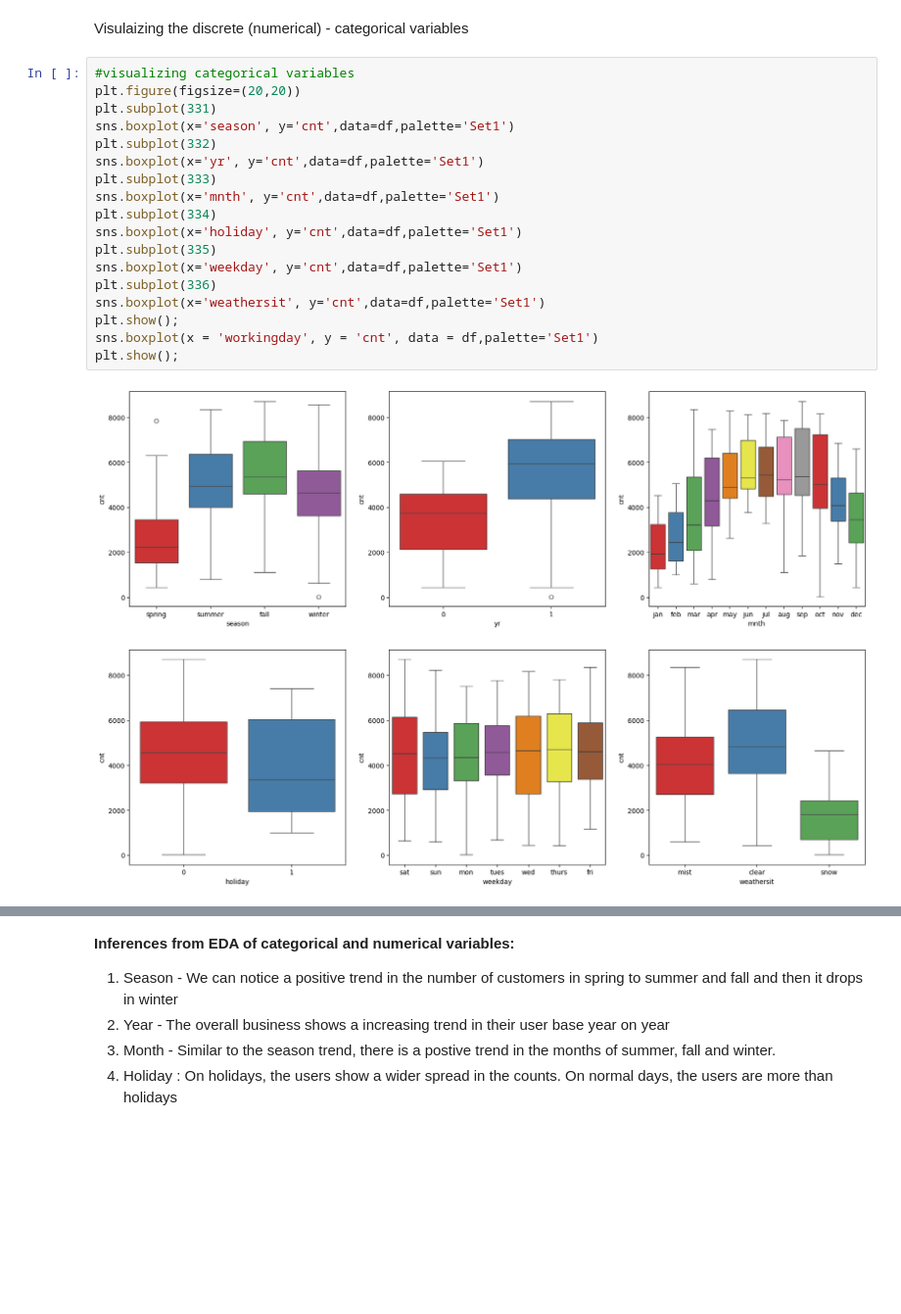
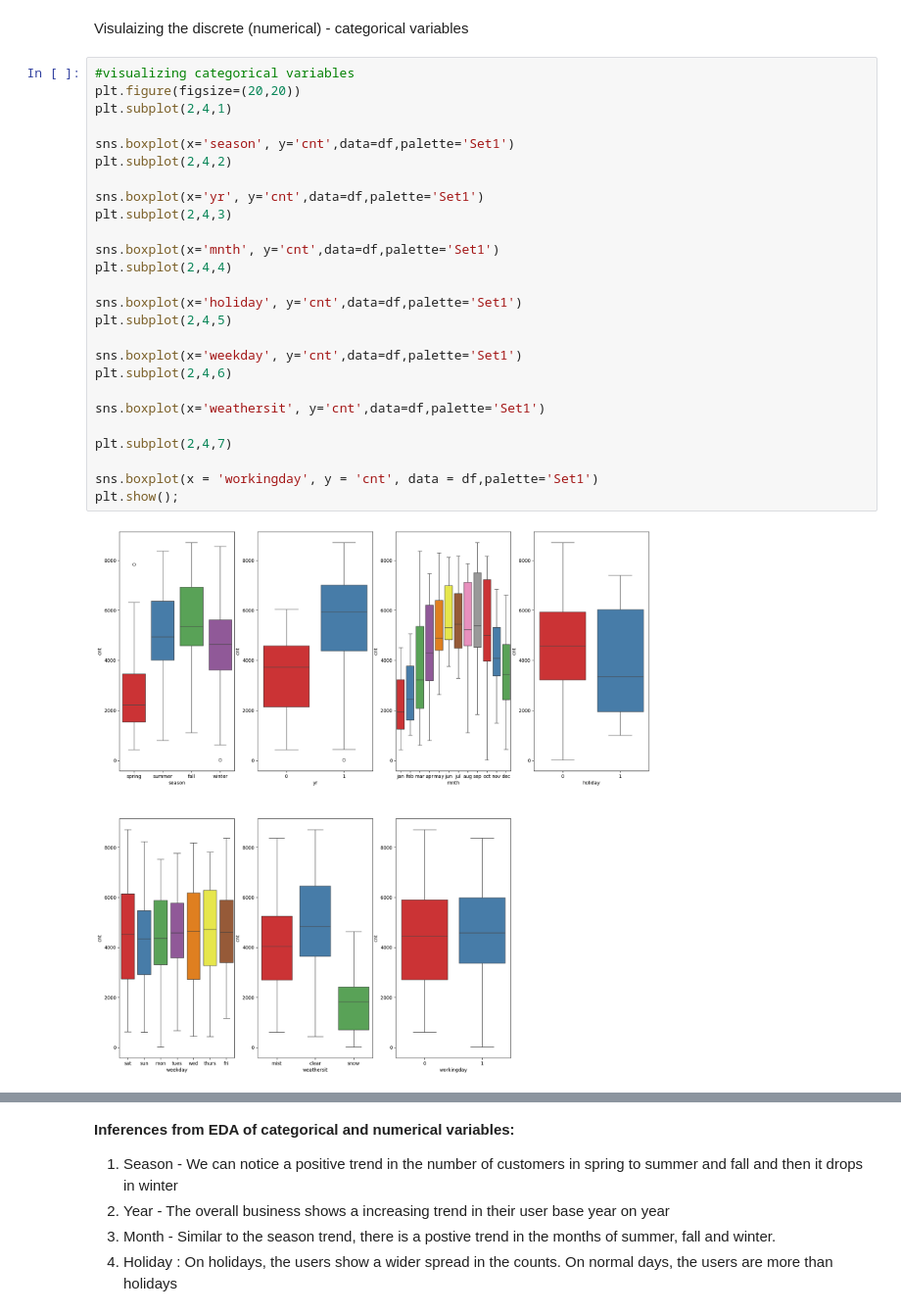
Before and after one commit to debnathch/boombikes_sharing_linerReg, a Jupyter notebook: boombikes_sharing_assignmet.ipynb, the cells around one changed output, grey strips where cells are left out. Shown at 98% size. Saved outputs shown, nothing was run; the diff lists cells and outputs as text; blank space fills up the shorter version.

```diff
--- a/boombikes_sharing_assignmet.ipynb
+++ b/boombikes_sharing_assignmet.ipynb
@@ -336,20 +341,28 @@ Visulaizing the discrete (numerical) - categorical variables
 # %%
 #visualizing categorical variables
 plt.figure(figsize=(20,20))
-plt.subplot(331)
+plt.subplot(2,4,1)
+
 sns.boxplot(x='season', y='cnt',data=df,palette='Set1')
-plt.subplot(332)
+plt.subplot(2,4,2)
+
 sns.boxplot(x='yr', y='cnt',data=df,palette='Set1')
-plt.subplot(333)
+plt.subplot(2,4,3)
+
 sns.boxplot(x='mnth', y='cnt',data=df,palette='Set1')
-plt.subplot(334)
+plt.subplot(2,4,4)
+
 sns.boxplot(x='holiday', y='cnt',data=df,palette='Set1')
-plt.subplot(335)
+plt.subplot(2,4,5)
+
 sns.boxplot(x='weekday', y='cnt',data=df,palette='Set1')
-plt.subplot(336)
+plt.subplot(2,4,6)
+
 sns.boxplot(x='weathersit', y='cnt',data=df,palette='Set1')
-plt.show();
+
+plt.subplot(2,4,7)
+
 sns.boxplot(x = 'workingday', y = 'cnt', data = df,palette='Set1')
 plt.show();
 # %% [output]
-[figure, old version]
+[figure, new version]
```
Also changed, not shown: parts of 31 cells of this notebook.
